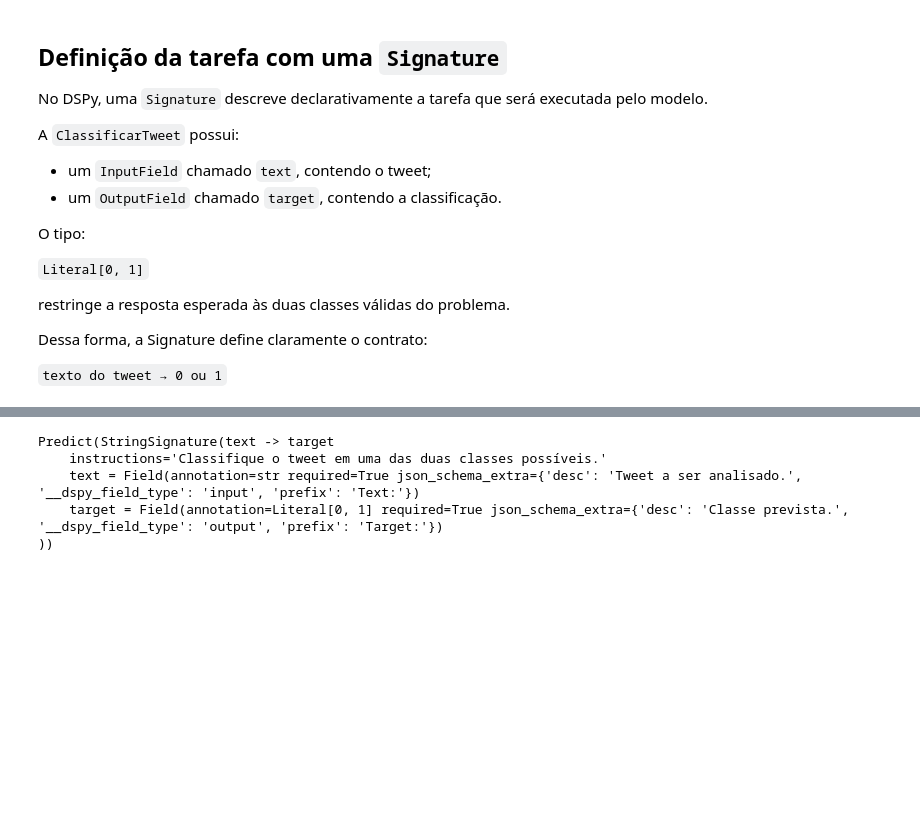
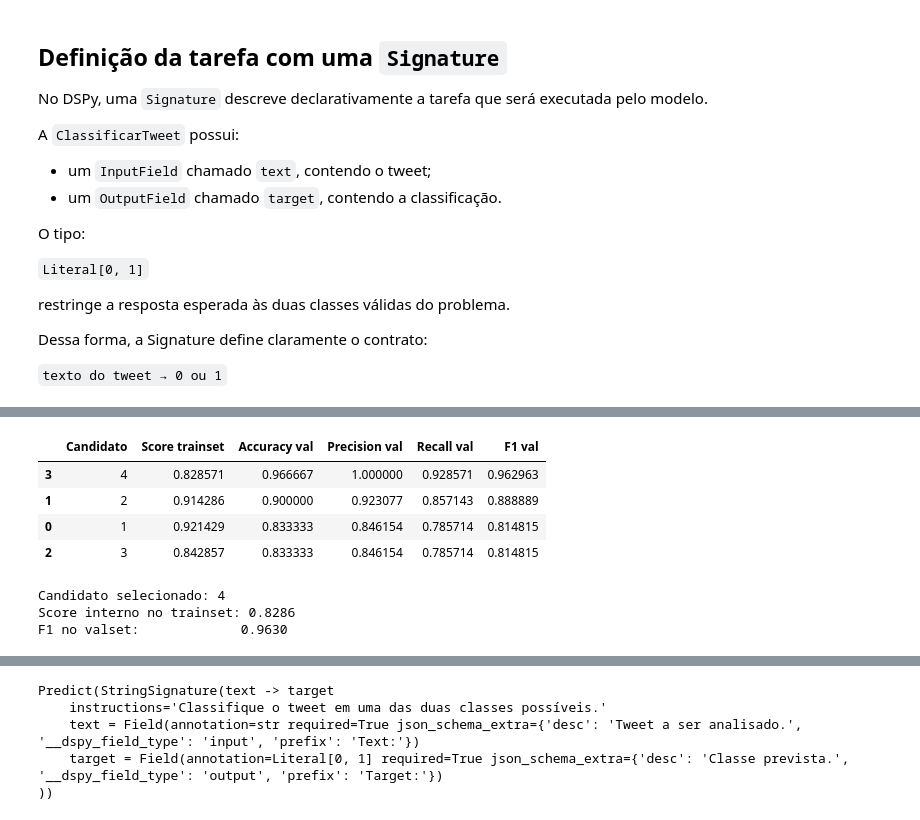
Before and after one commit to professortavares/dspy_studies, a Jupyter notebook: notebooks/03 - Otimizadores/08 - SIMBA.ipynb, the cells around one changed output, grey strips where cells are left out. Cells and saved outputs as stored; diff of their text form; code cells hidden in the pictures; blank space fills up the shorter version.

Commit message:
Atualização do SIMBA

```diff
--- a/notebooks/03 - Otimizadores/08 - SIMBA.ipynb
+++ b/notebooks/03 - Otimizadores/08 - SIMBA.ipynb
@@ -759,0 +658,68 @@ weighted avg     0.8947    0.8667    0.8643        30
+# %%
+resultados_candidatos = []
+
+for i, candidato in enumerate(
+    classificador_simba.candidate_programs,
+    start=1,
+):
+    programa = candidato["program"]
+
+    resultado = avaliar_classificador(
+        programa,
+        valset,
+        descricao=f"Candidato {i} no valset",
+    )
+
+    resultados_candidatos.append(
+        {
+            "candidato": i,
+            "score_trainset": candidato["score"],
+            "accuracy_val": resultado["accuracy"],
+            "precision_val": resultado["precision"],
+            "recall_val": resultado["recall"],
+            "f1_val": resultado["f1"],
+            "programa": programa,
+        }
+    )
+# %%
+comparacao_validacao = pd.DataFrame(
+    [
+        {
+            "Candidato": r["candidato"],
+            "Score trainset": r["score_trainset"],
+            "Accuracy val": r["accuracy_val"],
+            "Precision val": r["precision_val"],
+            "Recall val": r["recall_val"],
+            "F1 val": r["f1_val"],
+        }
+        for r in resultados_candidatos
+    ]
+).sort_values(
+    ["F1 val", "Accuracy val"],
+    ascending=False,
+)
+
+comparacao_validacao
+# %% [output]
+|  | Candidato | Score trainset | Accuracy val | Precision val | Recall val | F1 val |
+| 3 | 4 | 0.828571 | 0.966667 | 1.000000 | 0.928571 | 0.962963 |
+| 1 | 2 | 0.914286 | 0.900000 | 0.923077 | 0.857143 | 0.888889 |
+| 0 | 1 | 0.921429 | 0.833333 | 0.846154 | 0.785714 | 0.814815 |
+| 2 | 3 | 0.842857 | 0.833333 | 0.846154 | 0.785714 | 0.814815 |
+# %%
+# Seleciona prioritariamente pelo F1 no conjunto de validação.
+# A accuracy é utilizada apenas como critério de desempate.
+melhor_candidato = max(
+    resultados_candidatos,
+    key=lambda r: (r["f1_val"], r["accuracy_val"]),
+)
+
+classificador_otimizado = melhor_candidato["programa"]
+
+print(f"Candidato selecionado: {melhor_candidato['candidato']}")
+print(f"Score interno no trainset: {melhor_candidato['score_trainset']:.4f}")
+print(f"F1 no valset:             {melhor_candidato['f1_val']:.4f}")
+# %% [output]
+Candidato selecionado: 4
+Score interno no trainset: 0.8286
+F1 no valset:             0.9630
```
Also changed, not shown: parts of 29 cells of this notebook.
